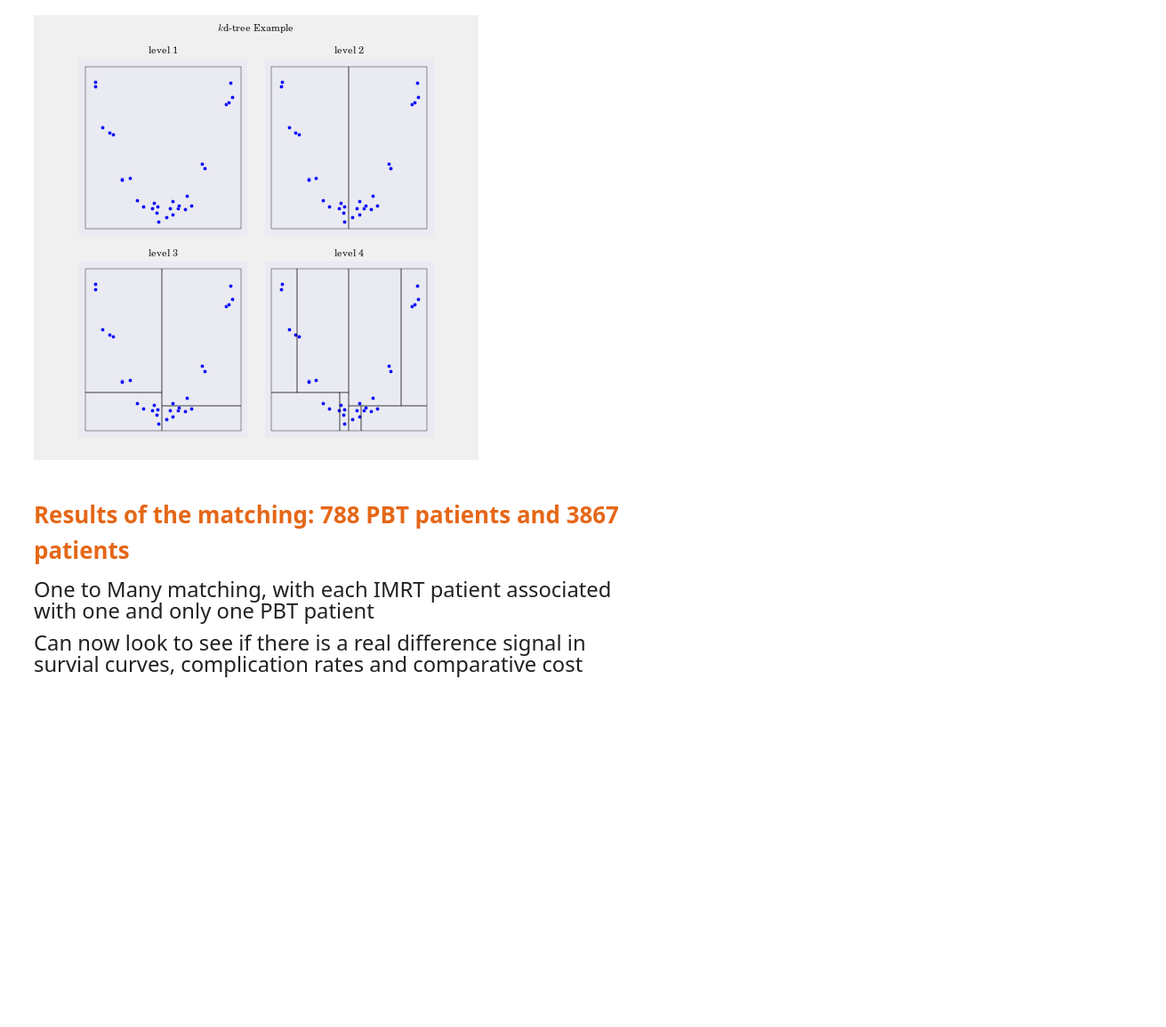
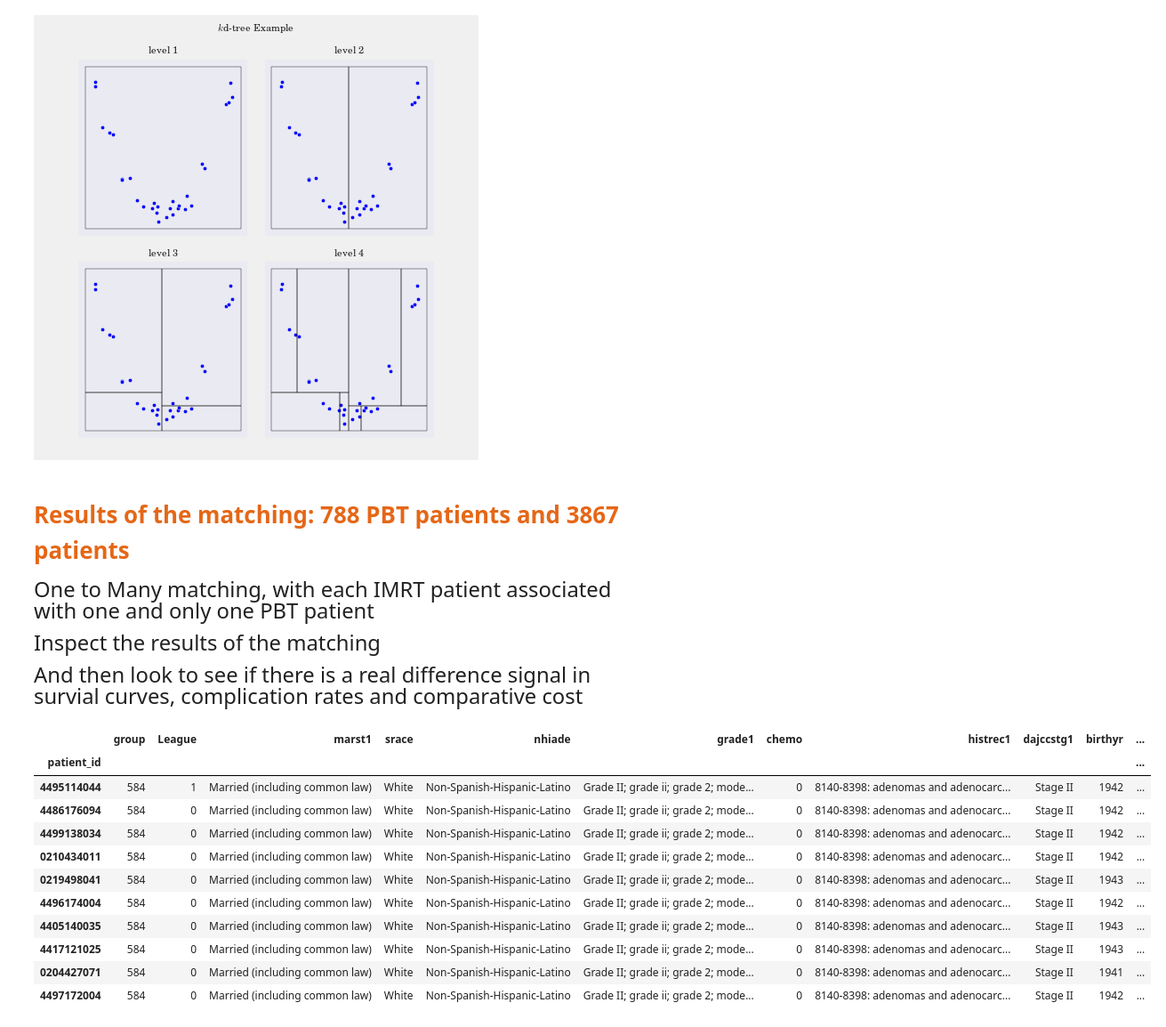
Before and after one commit to doolingdavid/IBATHREE, a Jupyter notebook: talk.ipynb, the cells around one changed output. Shown at 89% size. Drawn from its saved outputs; the diff is of its cells as text; code cells hidden in the pictures; blank space fills up the shorter version.

```diff
--- a/talk.ipynb
+++ b/talk.ipynb
@@ -398,4 +398,39 @@ Image(filename="kd_tree_example.png",embed=True)
 
 <span style="font-size:1.7em;">One to Many matching, with each IMRT patient associated with one and only one PBT patient</span>
 
-<span style="font-size:1.7em;">Can now look to see if there is a real difference signal in survial curves, complication rates and comparative cost</span>
+<span style="font-size:1.7em;">Inspect the results of the matching</span>
+
+<span style="font-size:1.7em;">And then look to see if there is a real difference signal in survial curves, complication rates and comparative cost</span>
+# %%
+import pickle
+fileObject = open('one_to_many_dict.pickle', 'rb')
+dd = pickle.load(fileObject)
+fileObject.close()
+df = pd.read_csv('everything_post_matching.csv')
+# %%
+df['patient_id'].dtype
+df.patient_id = df.patient_id.astype(str)
+df.patient_id = df.patient_id.apply(lambda x: x.rjust(10, '0'))
+
+df.set_index('patient_id', inplace=True,drop=False)
+# %%
+df.set_index('patient_id',inplace=True)
+# %%
+goodcols = ["group","League", "marst1", "srace", "nhiade", "grade1", "chemo",
+           "histrec1","dajccstg1","birthyr","agedx1","yrdx1","countystate_1",
+           "total_score","hormone","fraction","riskband"]
+# %%
+df[goodcols].loc[list(set([list(dd.keys())[0]]).union(set(dd[list(dd.keys())[0]])))]
+# %% [output]
+|  | group | League | marst1 | srace | nhiade | grade1 | chemo | histrec1 | dajccstg1 | birthyr | ... |
+| patient_id |  |  |  |  |  |  |  |  |  |  | ... |
+| 4495114044 | 584 | 1 | Married (including common law) | White | Non-Spanish-Hispanic-Latino | Grade II; grade ii; grade 2; mode... | 0 | 8140-8398: adenomas and adenocarc... | Stage II | 1942 | ... |
+| 4486176094 | 584 | 0 | Married (including common law) | White | Non-Spanish-Hispanic-Latino | Grade II; grade ii; grade 2; mode... | 0 | 8140-8398: adenomas and adenocarc... | Stage II | 1942 | ... |
+| 4499138034 | 584 | 0 | Married (including common law) | White | Non-Spanish-Hispanic-Latino | Grade II; grade ii; grade 2; mode... | 0 | 8140-8398: adenomas and adenocarc... | Stage II | 1942 | ... |
+| 0210434011 | 584 | 0 | Married (including common law) | White | Non-Spanish-Hispanic-Latino | Grade II; grade ii; grade 2; mode... | 0 | 8140-8398: adenomas and adenocarc... | Stage II | 1942 | ... |
+| 0219498041 | 584 | 0 | Married (including common law) | White | Non-Spanish-Hispanic-Latino | Grade II; grade ii; grade 2; mode... | 0 | 8140-8398: adenomas and adenocarc... | Stage II | 1943 | ... |
+| 4496174004 | 584 | 0 | Married (including common law) | White | Non-Spanish-Hispanic-Latino | Grade II; grade ii; grade 2; mode... | 0 | 8140-8398: adenomas and adenocarc... | Stage II | 1942 | ... |
+| 4405140035 | 584 | 0 | Married (including common law) | White | Non-Spanish-Hispanic-Latino | Grade II; grade ii; grade 2; mode... | 0 | 8140-8398: adenomas and adenocarc... | Stage II | 1943 | ... |
+| 4417121025 | 584 | 0 | Married (including common law) | White | Non-Spanish-Hispanic-Latino | Grade II; grade ii; grade 2; mode... | 0 | 8140-8398: adenomas and adenocarc... | Stage II | 1943 | ... |
+| 0204427071 | 584 | 0 | Married (including common law) | White | Non-Spanish-Hispanic-Latino | Grade II; grade ii; grade 2; mode... | 0 | 8140-8398: adenomas and adenocarc... | Stage II | 1941 | ... |
+| 4497172004 | 584 | 0 | Married (including common law) | White | Non-Spanish-Hispanic-Latino | Grade II; grade ii; grade 2; mode... | 0 | 8140-8398: adenomas and adenocarc... | Stage II | 1942 | ... |
```
Also changed, not shown: parts of 7 cells of this notebook.
